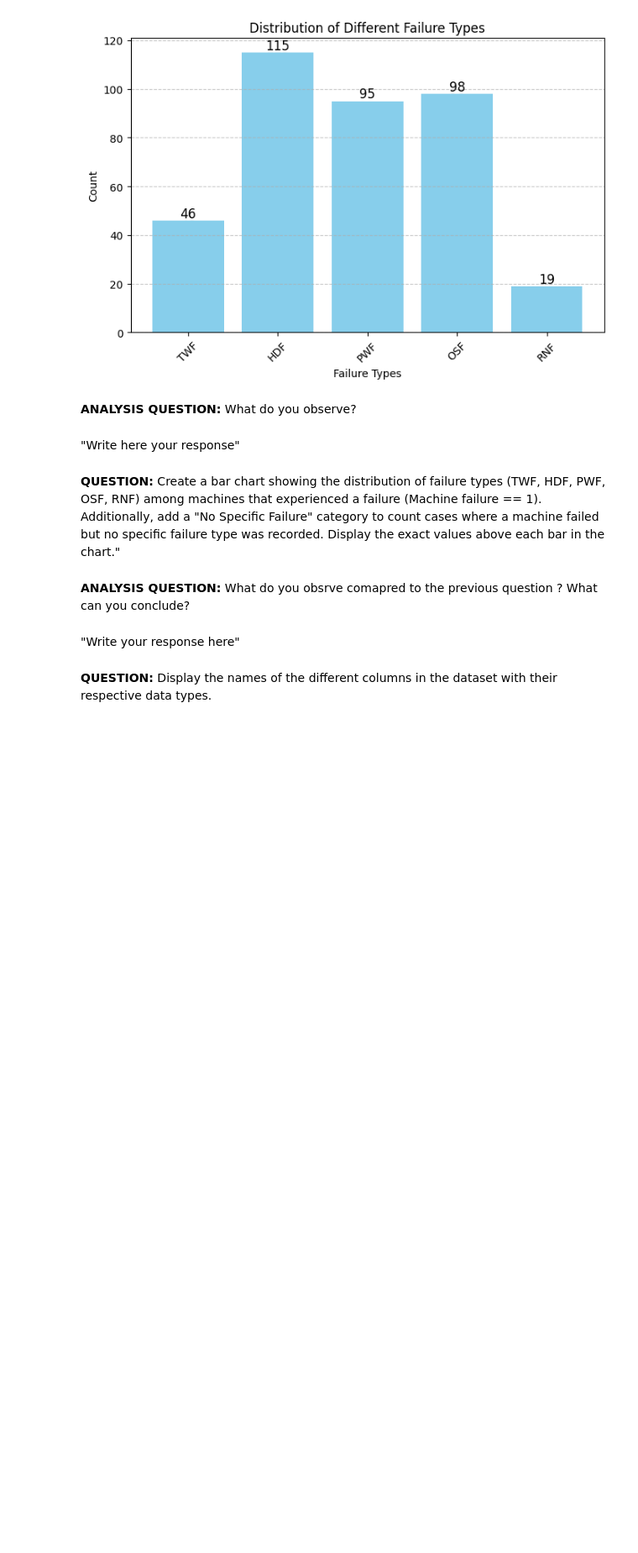
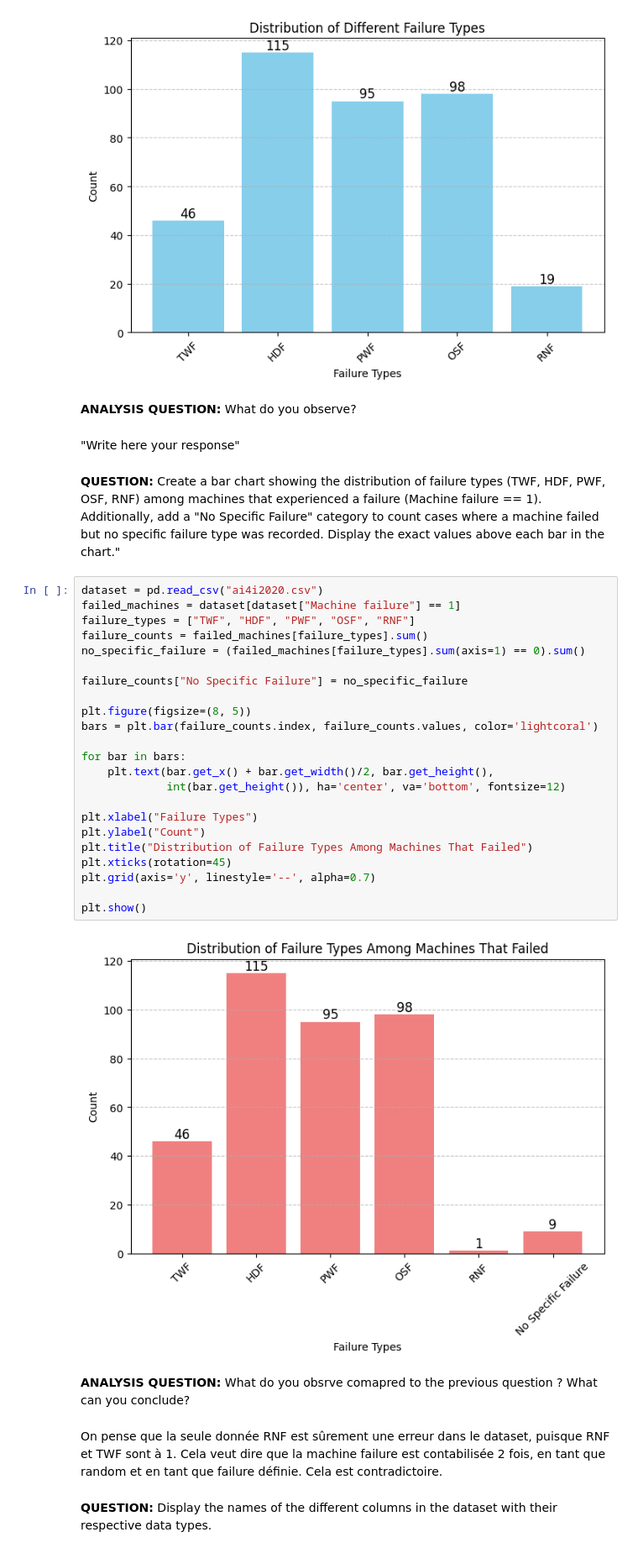
Before and after one commit to Poauline/IA_EMBARQUEE_Predictive_maintenance, a Jupyter notebook: TP_IA_EMBARQUEE.ipynb, the cells around one changed output. Shown: that part at 84% size. Saved outputs shown, nothing was run; the diff lists cells and outputs as text; blank space fills up the shorter version.

Commit message:
graphe Distribution of Failure Types Among Machines That Failed et analyse

```diff
--- a/TP_IA_EMBARQUEE.ipynb
+++ b/TP_IA_EMBARQUEE.ipynb
@@ -105,9 +105,34 @@ plt.show()
 "Write here your response"
 # %% [markdown]
 **QUESTION:** Create a bar chart showing the distribution of failure types (TWF, HDF, PWF, OSF, RNF) among machines that experienced a failure (Machine failure == 1). Additionally, add a "No Specific Failure" category to count cases where a machine failed but no specific failure type was recorded. Display the exact values above each bar in the chart."
+# %%
+dataset = pd.read_csv("ai4i2020.csv")
+failed_machines = dataset[dataset["Machine failure"] == 1]
+failure_types = ["TWF", "HDF", "PWF", "OSF", "RNF"]
+failure_counts = failed_machines[failure_types].sum()
+no_specific_failure = (failed_machines[failure_types].sum(axis=1) == 0).sum()
+
+failure_counts["No Specific Failure"] = no_specific_failure
+
+plt.figure(figsize=(8, 5))
+bars = plt.bar(failure_counts.index, failure_counts.values, color='lightcoral')
+
+for bar in bars:
+    plt.text(bar.get_x() + bar.get_width()/2, bar.get_height(),
+             int(bar.get_height()), ha='center', va='bottom', fontsize=12)
+
+plt.xlabel("Failure Types")
+plt.ylabel("Count")
+plt.title("Distribution of Failure Types Among Machines That Failed")
+plt.xticks(rotation=45)
+plt.grid(axis='y', linestyle='--', alpha=0.7)
+
+plt.show()
+# %% [output]
+[figure, added]
 # %% [markdown]
 **ANALYSIS QUESTION:** What do you obsrve comapred to the previous question ? What can you conclude?
-# %% [markdown]
-"Write your response here"
+# %% [markdown]
+On pense que la seule donnée RNF est sûrement une erreur dans le dataset, puisque RNF et TWF sont à 1. Cela veut dire que la machine failure est contabilisée 2 fois, en tant que random et en tant que failure définie. Cela est contradictoire.
 # %% [markdown]
 **QUESTION:** Display the names of the different columns in the dataset with their respective data types.
```
Also changed, not shown: parts of 3 cells of this notebook.
